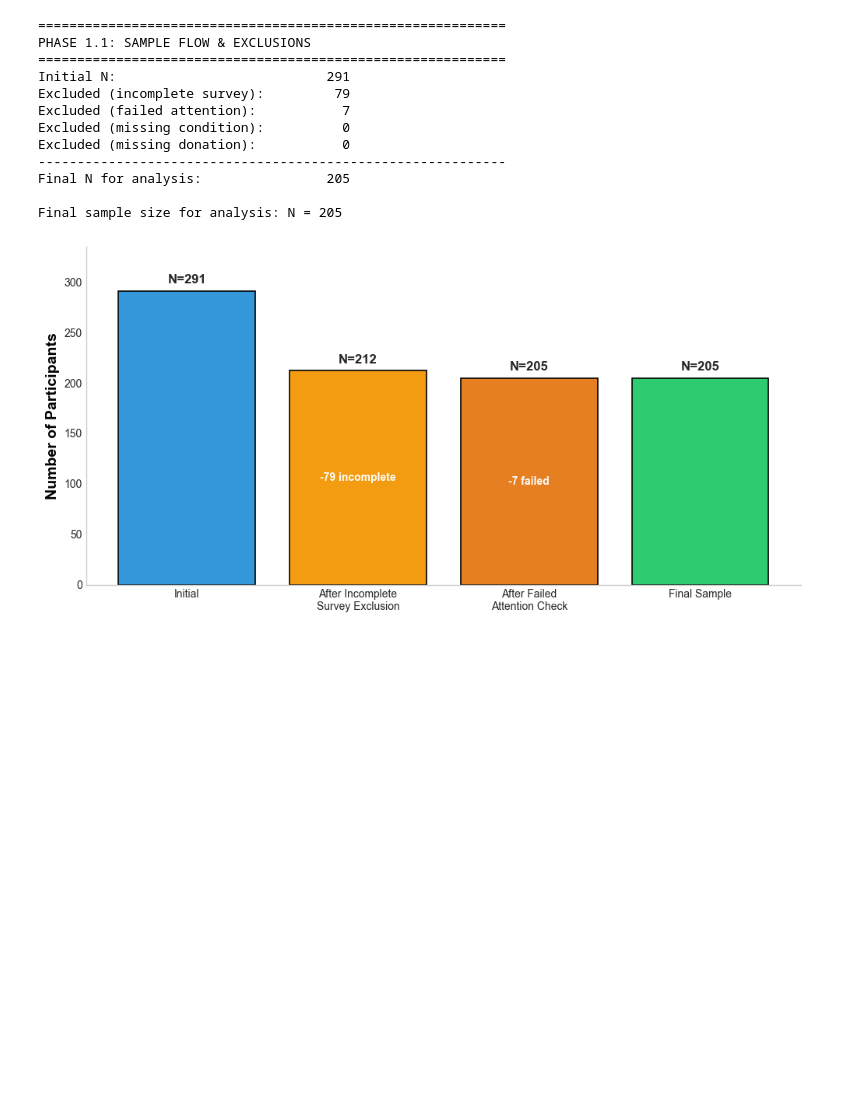
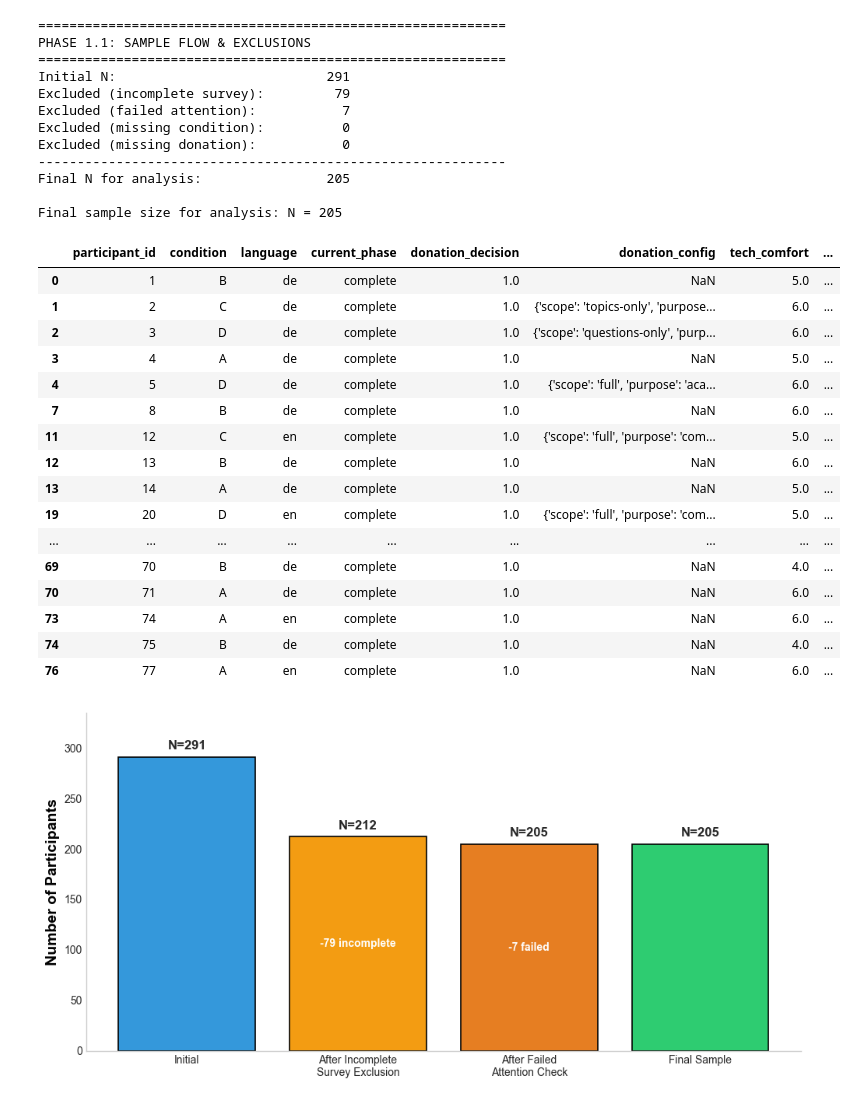
Before and after one commit to pluzgi/chatbot-study, a Jupyter notebook: analysis/phase1_descriptive_statistics.ipynb, the cells around one changed output. Cells and saved outputs as stored; diff of their text form; code cells hidden in the pictures; blank space fills up the shorter version.

```diff
--- a/analysis/phase1_descriptive_statistics.ipynb
+++ b/analysis/phase1_descriptive_statistics.ipynb
@@ -161,6 +161,30 @@ Excluded (missing donation):           0
 Final N for analysis:                205
 
 Final sample size for analysis: N = 205
+# %%
+# Random check: display first 50 entries of the analytic sample with all columns
+pd.set_option('display.max_columns', None)
+pd.set_option('display.max_rows', 50)
+pd.set_option('display.width', None)
+df_filtered.head(50)
+# %% [output]
+|  | participant_id | condition | language | current_phase | donation_decision | donation_config | tech_comfort | ... |
+| 0 | 1 | B | de | complete | 1.0 | NaN | 5.0 | ... |
+| 1 | 2 | C | de | complete | 1.0 | {'scope': 'topics-only', 'purpose... | 6.0 | ... |
+| 2 | 3 | D | de | complete | 1.0 | {'scope': 'questions-only', 'purp... | 6.0 | ... |
+| 3 | 4 | A | de | complete | 1.0 | NaN | 5.0 | ... |
+| 4 | 5 | D | de | complete | 1.0 | {'scope': 'full', 'purpose': 'aca... | 6.0 | ... |
+| 7 | 8 | B | de | complete | 1.0 | NaN | 6.0 | ... |
+| 11 | 12 | C | en | complete | 1.0 | {'scope': 'full', 'purpose': 'com... | 5.0 | ... |
+| 12 | 13 | B | de | complete | 1.0 | NaN | 6.0 | ... |
+| 13 | 14 | A | de | complete | 1.0 | NaN | 5.0 | ... |
+| 19 | 20 | D | en | complete | 1.0 | {'scope': 'full', 'purpose': 'com... | 5.0 | ... |
+| ... | ... | ... | ... | ... | ... | ... | ... | ... |
+| 69 | 70 | B | de | complete | 1.0 | NaN | 4.0 | ... |
+| 70 | 71 | A | de | complete | 1.0 | NaN | 6.0 | ... |
+| 73 | 74 | A | en | complete | 1.0 | NaN | 6.0 | ... |
+| 74 | 75 | B | de | complete | 1.0 | NaN | 4.0 | ... |
+| 76 | 77 | A | en | complete | 1.0 | NaN | 6.0 | ... |
 # %%
 # Visualize sample flow
 fig, ax = plt.subplots(figsize=(10, 5))
```
Also changed, not shown: parts of 8 cells of this notebook, 3 other files.
